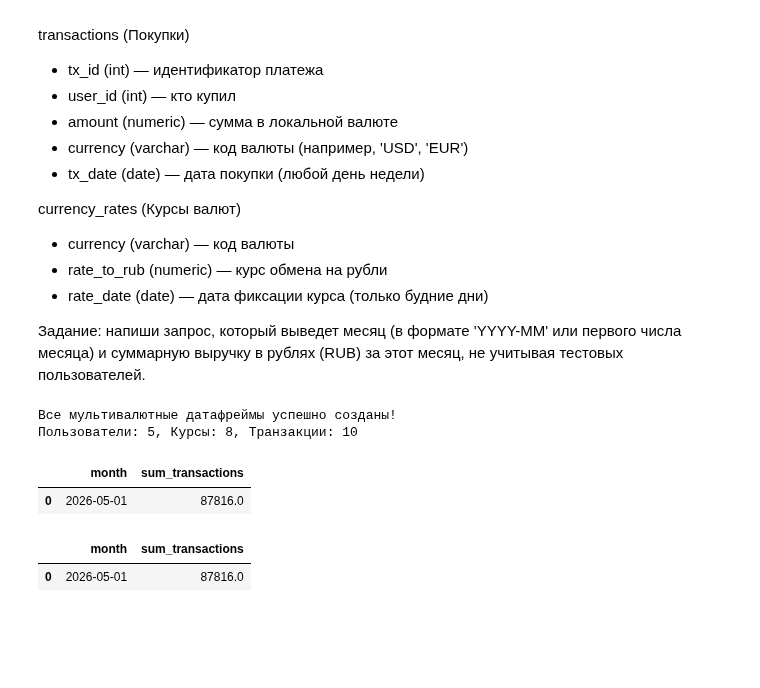
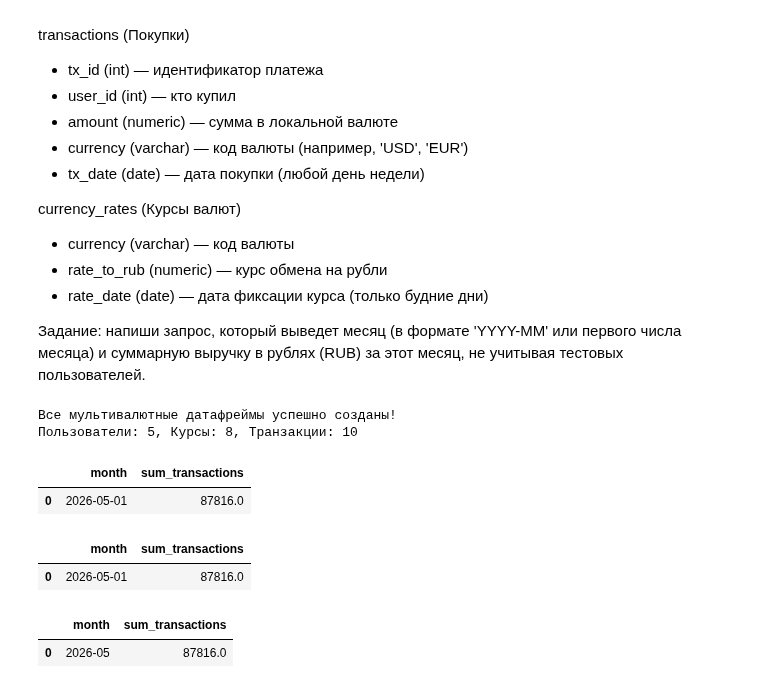
Before and after one commit to Praldmur/Tasks, a Jupyter notebook: hard_sql.ipynb, the cells around one changed output. Drawn from its saved outputs; the diff is of its cells as text; code cells hidden in the pictures; blank space fills up the shorter version.

```diff
--- a/hard_sql.ipynb
+++ b/hard_sql.ipynb
@@ -366,3 +366,23 @@ result
 # %% [output]
 |  | month | sum_transactions |
 | 0 | 2026-05-01 | 87816.0 |
+# %%
+real_users = set(users[users['is_test'] == 0]['user_id'])
+t_filtered = transactions[transactions['user_id'].isin(real_users)].copy()
+t_filtered = t_filtered.sort_values('tx_date')
+rates_sorted = currency_rates.sort_values('rate_date')
+t_join = pd.merge_asof(
+    t_filtered,
+    rates_sorted,
+    left_on='tx_date',
+    right_on='rate_date',
+    by='currency',
+    direction='backward'
+)
+t_join['rate_to_rub'] = t_join['rate_to_rub'].fillna(1)
+t_join['amount_rub'] = t_join['amount'] * t_join['rate_to_rub']
+t_join['month'] = t_join['tx_date'].dt.to_period('M')
+t_join.groupby('month', as_index=False).agg(sum_transactions=('amount_rub', 'sum'))
+# %% [output]
+|  | month | sum_transactions |
+| 0 | 2026-05 | 87816.0 |
```
Also changed, not shown: 1 other file.
